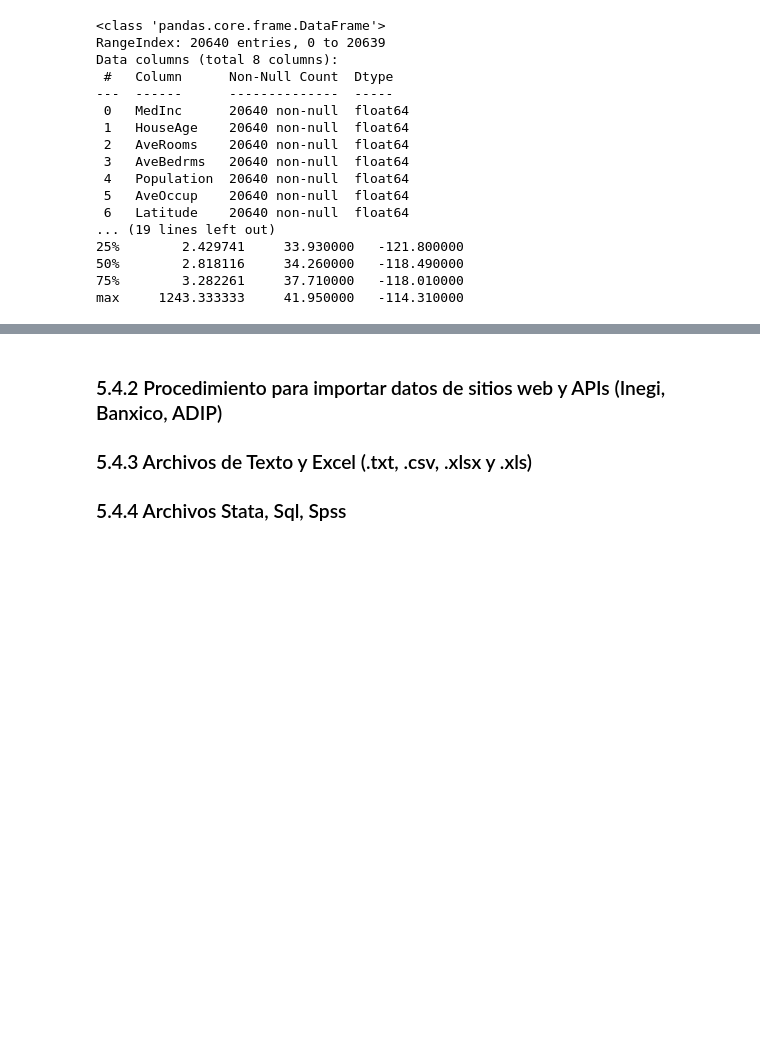
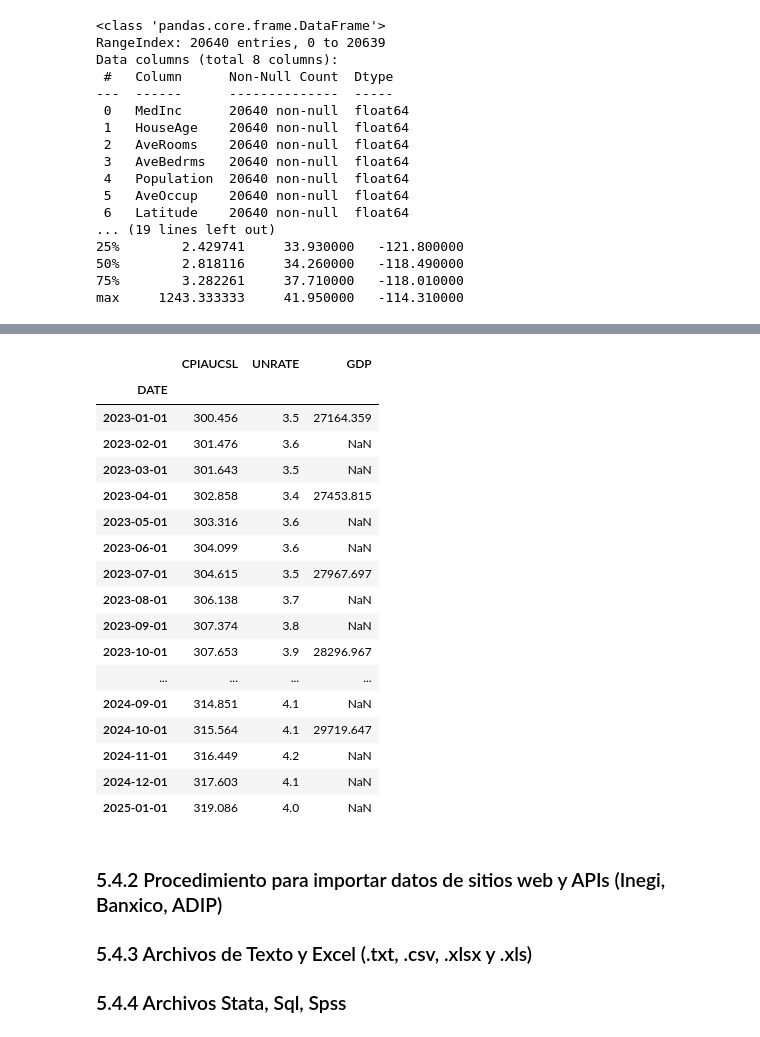
Before and after one commit to DiegoSReco/intro_python_para_economistas, a Jupyter notebook: script_python_5_Analisis_Datos_Pandas_2.ipynb, the cells around one changed output, grey strips where cells are left out. Cells and saved outputs as stored; diff of their text form; code cells hidden in the pictures; blank space fills up the shorter version.

```diff
--- a/script_python_5_Analisis_Datos_Pandas_2.ipynb
+++ b/script_python_5_Analisis_Datos_Pandas_2.ipynb
@@ -276,0 +383,11 @@ max     1243.333333     41.950000   -114.310000
+# %%
+#import pandas_datareader.fred as fred
+from datetime import datetime
+start_date = datetime(2023, 1, 1)
+end_date = datetime(2025, 1, 1)
+
+# Descargar los datos de FRED
+series_unrate = pdr.get_data_fred('UNRATE', start=start_date, end=end_date)
+
+# Mostrar las primeras filas
+print(series_unrate)
@@ -277,3 +412,34 @@ max     1243.333333     41.950000   -114.310000
+# %%
+#indicadores
+
+series = ['CPIAUCSL', 'UNRATE', 'GDP']
+
+#DF download
+df_EU_ind = pdr.get_data_fred(series,
+                         start=start_date,
+                         end=end_date)
+
+#DF
+df_EU_ind
+# %% [output]
+|  | CPIAUCSL | UNRATE | GDP |
+| DATE |  |  |  |
+| 2023-01-01 | 300.456 | 3.5 | 27164.359 |
+| 2023-02-01 | 301.476 | 3.6 | NaN |
+| 2023-03-01 | 301.643 | 3.5 | NaN |
+| 2023-04-01 | 302.858 | 3.4 | 27453.815 |
+| 2023-05-01 | 303.316 | 3.6 | NaN |
+| 2023-06-01 | 304.099 | 3.6 | NaN |
+| 2023-07-01 | 304.615 | 3.5 | 27967.697 |
+| 2023-08-01 | 306.138 | 3.7 | NaN |
+| 2023-09-01 | 307.374 | 3.8 | NaN |
+| 2023-10-01 | 307.653 | 3.9 | 28296.967 |
+| ... | ... | ... | ... |
+| 2024-09-01 | 314.851 | 4.1 | NaN |
+| 2024-10-01 | 315.564 | 4.1 | 29719.647 |
+| 2024-11-01 | 316.449 | 4.2 | NaN |
+| 2024-12-01 | 317.603 | 4.1 | NaN |
+| 2025-01-01 | 319.086 | 4.0 | NaN |
 # %% [markdown]
 ### 5.4.2 Procedimiento para importar datos de sitios web y APIs (Inegi, Banxico, ADIP)
 
```
Also changed, not shown: parts of 9 cells of this notebook.
